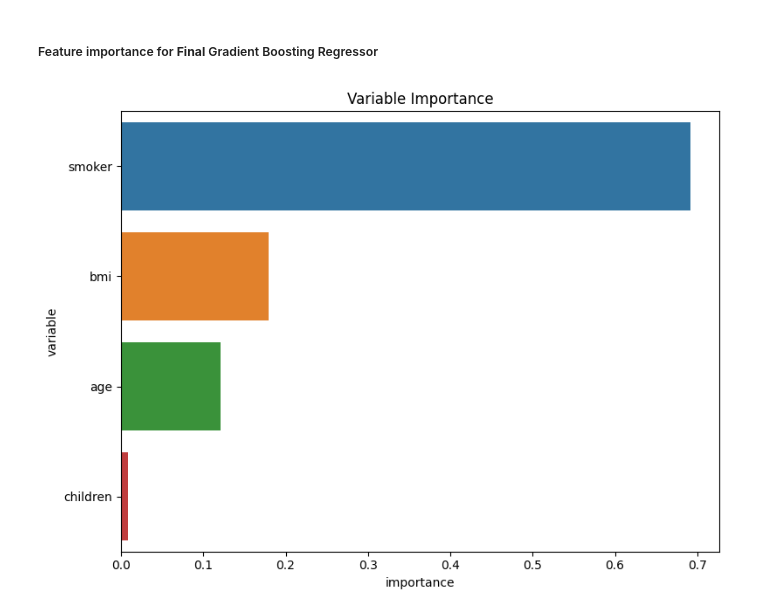
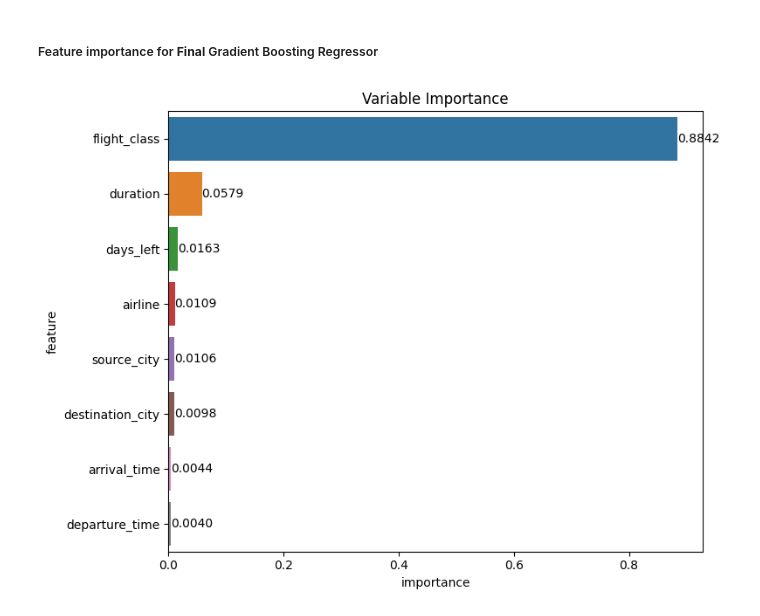
Before and after one commit to ahilah/Flight-Price-Prediction-Model, a Jupyter notebook: flight-price-pred-full.ipynb, the cells around one changed output. Cells and saved outputs as stored; diff of their text form; code cells hidden in the pictures.

```diff
--- a/flight-price-pred-full.ipynb
+++ b/flight-price-pred-full.ipynb
@@ -2616,20 +2649,29 @@ Best hyperparameters: {'learning_rate': 0.1, 'max_depth': 3, 'min_samples_leaf':
 # %%
-# define features for model
-X = df_encoded.drop(['charges','region', 'sex'], axis = 1)
-Y = df_encoded.charges
+# split the DataFrame into features (X_MinMaxScaler) and target (y_MinMaxScaler)
+X = df_encoded_MinMaxScaler.drop(columns='price')     # features
+Y = df_encoded_MinMaxScaler['price']   # target
 
 # split dataset
-X_train, X_test, Y_train, Y_test = train_test_split(X, Y, test_size=0.2, random_state = 0)
+X_train, X_test, Y_train, Y_test = train_test_split(X, Y, test_size=0.43, random_state = 0)
 
-plr = GradientBoostingRegressor(random_state = 42, learning_rate = 0.1, max_depth = 3, min_samples_leaf = 4, min_samples_split = 13, n_estimators = 50).fit(X_train,Y_train)
+# start timing
+start_time = time.time()
+
+rf = RandomForestRegressor(random_state=42, max_depth=None,
+                           min_samples_leaf=2, min_samples_split=5, n_estimators=200).fit(X_train,Y_train)
 
 # train model
-Y_train_pred = plr.predict(X_train)
-Y_test_pred = plr.predict(X_test)
+Y_train_pred = rf.predict(X_train)
+Y_test_pred = rf.predict(X_test)
+
+# end timing
+end_time = time.time()
+elapsed_time_rf_tuning = end_time - start_time
+print(colored('Time elapsed: {} seconds'.format(elapsed_time_rf_tuning), 'light_magenta'))
 
 # calculating metrics
-score_train = plr.score(X_train, Y_train)
-score_test = plr.score(X_test, Y_test)
+score_train = rf.score(X_train, Y_train)
+score_test = rf.score(X_test, Y_test)
 
 mse_train = mean_squared_error(Y_train, Y_train_pred)
 mse_test = mean_squared_error(Y_test, Y_test_pred)
@@ -2639,6 +2681,7 @@ mae_test = mean_absolute_error(Y_test, Y_test_pred)
 
 r2_train = r2_score(Y_train, Y_train_pred)
 r2_test = r2_score(Y_test, Y_test_pred)
+
 
 # function to format score_train in desired pattern
 def format_score(score):
@@ -2698,14 +2749,19 @@ plt.show()
 # %% [markdown]
 ##### Feature importance for **Final** Gradient Boosting Regressor
 # %%
-rankings = plr.feature_importances_.tolist()
-importance = pd.DataFrame(sorted(zip(X_train.columns,rankings),reverse=True),columns=["variable","importance"]).sort_values("importance",ascending = False)
+rankings = rf.feature_importances_.tolist()
+importance = pd.DataFrame(sorted(zip(X_train.columns,rankings),reverse=True),columns=["feature","importance"]).sort_values("importance",ascending = False)
 
 plt.figure(figsize=(8,6))
 sns.barplot(x="importance",
-            y="variable",
-            data=importance[:5])
+            y="feature",
+            data=importance[:8])
+
+# add R2 values above each bar
+for i, v in enumerate(importance['importance'][:8]):
+    plt.text(v, i, f'{v:.4f}', ha='left', va='center', color='black')
+
 plt.title('Variable Importance')
 plt.tight_layout()
 # %% [output]
-[figure, old version]
+[figure, new version]
```
Also changed, not shown: parts of 22 cells of this notebook.
